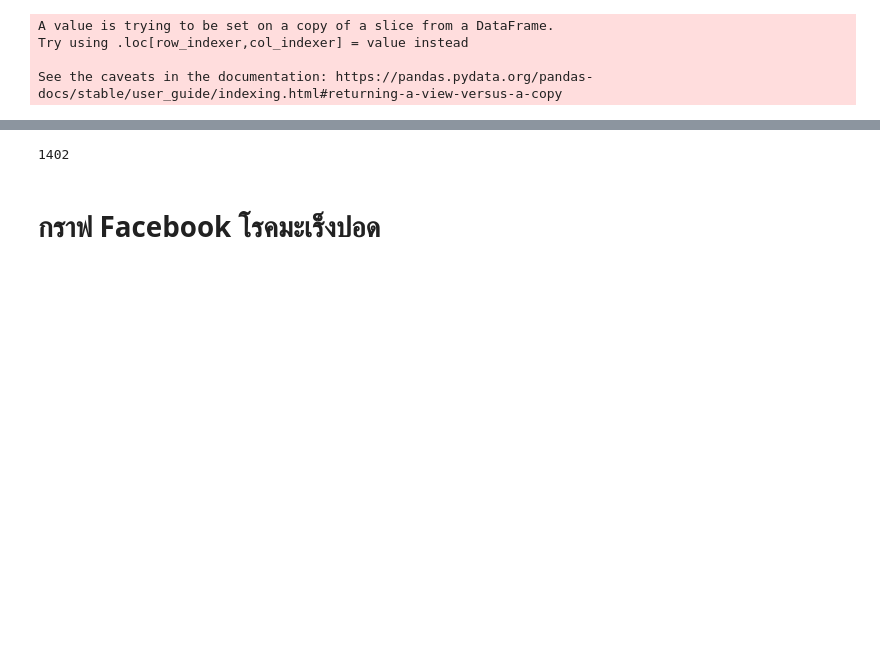
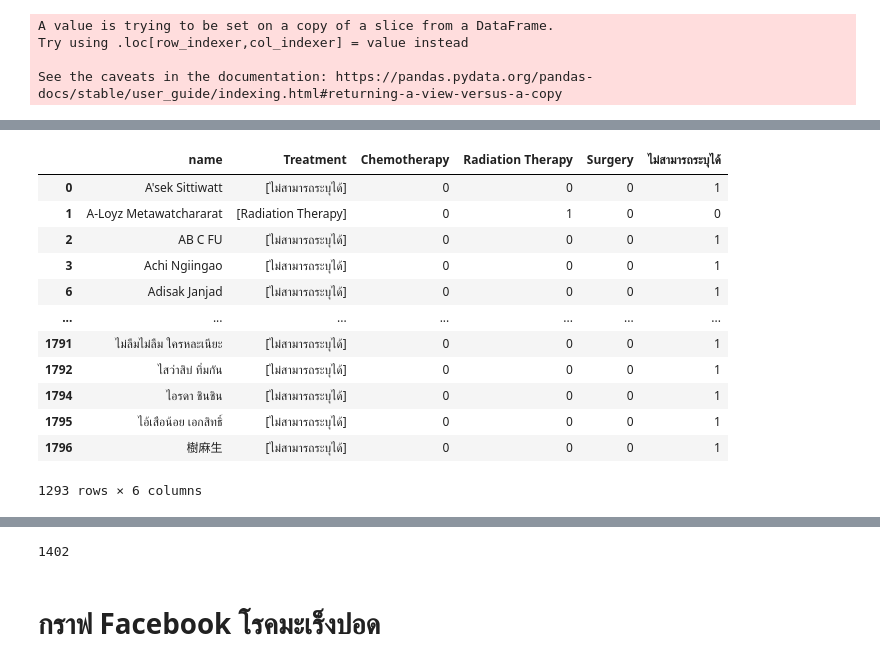
Before and after one commit to MOOwuttichai/BSC_DPDM2023, a Jupyter notebook: กราฟ.ipynb, the cells around one changed output, grey strips where cells are left out. Cells and saved outputs as stored; diff of their text form; code cells hidden in the pictures; blank space fills up the shorter version.

```diff
--- a/กราฟ.ipynb
+++ b/กราฟ.ipynb
@@ -503,6 +596,22 @@ plot_sym = plot_sym[plot_sym['variable']!='ไม่สามารถระบ
 #     plot_sym_next = plot_sym.reset_index()
 #     text_9 = text_9 + f'- {plot_sym_next["variable"][filler]} มีจำนวน {plot_sym_next["มีการเล่า"][filler]} ความคิดเห็น \n'
 # print(text_9)
+# %%
+comment_data_T
+# %% [output]
+|  | name | Treatment | Chemotherapy | Radiation Therapy | Surgery | ไม่สามารถระบุได้ |
+| 0 | A'sek Sittiwatt | [ไม่สามารถระบุได้] | 0 | 0 | 0 | 1 |
+| 1 | A-Loyz Metawatchararat | [Radiation Therapy] | 0 | 1 | 0 | 0 |
+| 2 | AB C FU | [ไม่สามารถระบุได้] | 0 | 0 | 0 | 1 |
+| 3 | Achi Ngiingao | [ไม่สามารถระบุได้] | 0 | 0 | 0 | 1 |
+| 6 | Adisak Janjad | [ไม่สามารถระบุได้] | 0 | 0 | 0 | 1 |
+| ... | ... | ... | ... | ... | ... | ... |
+| 1791 | ไม่ลืมไม่ลืม ใครหละเนียะ | [ไม่สามารถระบุได้] | 0 | 0 | 0 | 1 |
+| 1792 | ไสว่าสิบ่ ทิ่มกัน | [ไม่สามารถระบุได้] | 0 | 0 | 0 | 1 |
+| 1794 | ไอรดา ชินชิน | [ไม่สามารถระบุได้] | 0 | 0 | 0 | 1 |
+| 1795 | ไอ้เสือน้อย เอกสิทธิ์ | [ไม่สามารถระบุได้] | 0 | 0 | 0 | 1 |
+| 1796 | 樹麻生 | [ไม่สามารถระบุได้] | 0 | 0 | 0 | 1 |
+1293 rows × 6 columns
 # %%
 # prompt: ข้อมูล plot_sym ช่วยสร้างกราฟเเท่งที่มาความเป็นทางการ
 
```
Also changed, not shown: parts of 65 cells of this notebook.
